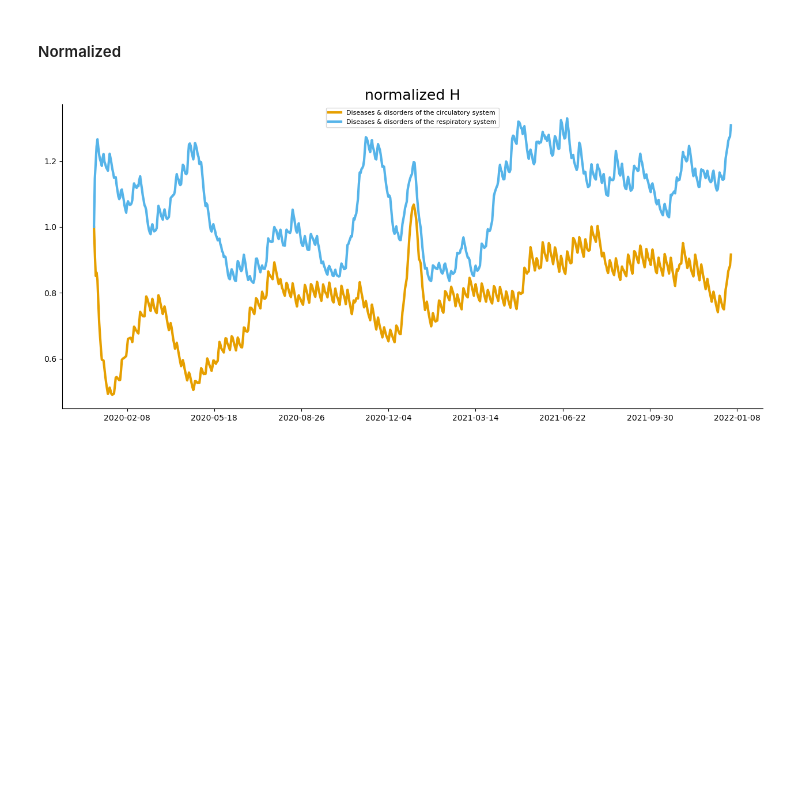
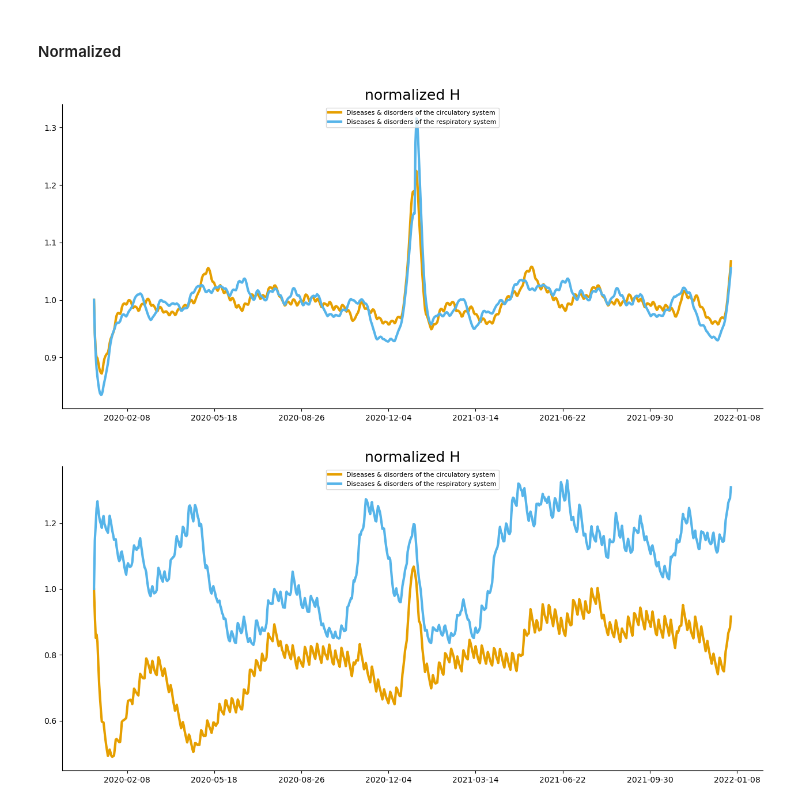
Before and after one commit to woldmuyn/COVID19-Model, a Jupyter notebook: notebooks/scratch/woldmuyn_postponed_healthcare_Queue.ipynb, the cells around one changed output. Saved outputs shown, nothing was run; the diff lists cells and outputs as text; code cells hidden in the pictures; blank space fills up the shorter version.

```diff
--- a/notebooks/scratch/woldmuyn_postponed_healthcare_Queue.ipynb
+++ b/notebooks/scratch/woldmuyn_postponed_healthcare_Queue.ipynb
@@ -561,7 +602,7 @@ model = postponed_healthcare_model(init_states,params,coordinates,time_dependent
 # %% [markdown]
 ### simulate model
 # %%
-out_real_world_covid = model.sim(sim_len,start_date=start_date)
+out_real_world_covid = model.sim([start_date,end_date])
 # %% [markdown]
 ### plot results
 # %%
@@ -569,12 +610,12 @@ MDC_plot_classes = np.array(['05','04'])
 plot_start_date = pd.to_datetime('2020-01-01')
 plot_end_date = pd.to_datetime('2022-01-01')
 time = pd.date_range(plot_start_date,plot_end_date)
-out = out_real_world_covid.sel(time=time).copy()
+out = out_real_world_covid.sel(date=time).copy()
 
-X = []
-for t in time:
-    X.append(((X_tot-out.sel(time=t).sum('MDC_keys')['H']) * (sigma*out.sel(time=t)['W'])/sum(sigma*out.sel(time=t)['W'])).values)
-X = np.array(X)
+#X = []
+#for t in time:
+#    X.append(((X_tot-out.sel(time=t).sum('MDC_keys')['H']) * (sigma*out.sel(time=t)['W'])/sum(sigma*out.sel(time=t)['W'])).values)
+#X = np.array(X)
 # %% [markdown]
 #### Covid
 # %%
@@ -698,6 +739,37 @@ plt.show()
 [figure]
 # %% [markdown]
 #### Normalized
+# %%
+fix,ax=plt.subplots()
+
+for disease in MDC_plot_classes:
+    #if disease=='04':
+    #    out_plot = out.sel(MDC=disease)['H']+out.sel(MDC='covid')['H'].values
+    #else:
+    out_plot = out.sel(MDC=disease)['H'].copy().values
+
+    for idx, t in enumerate(time):
+        week=t.isocalendar().week
+        day=t.isocalendar().weekday
+        out_plot[idx] = out_plot[idx]/hospitalization_baseline.loc[disease,week,day]
+    out_plot = pd.DataFrame(out_plot).ewm(7).mean()
+    ax.plot(time,out_plot, label=MDC_dict[disease])
+    ax.set_title('normalized H')
+    ax.xaxis.set_major_locator(plt.MaxNLocator(10))
+    ax.grid(False)
+    ax.tick_params(axis='both', which='major', labelsize=10)
+    ax.tick_params(axis='both', which='minor', labelsize=8)
+
+plt.legend(fontsize=8,loc='upper center')
+plt.subplots_adjust(left=0.1,
+                    bottom=0.1,
+                    right=2,
+                    top=1.2,
+                    wspace=0.5,
+                    hspace=0.5)
+plt.show()
+# %% [output]
+[figure, added]
 # %%
 fix,ax=plt.subplots()
 
```
Also changed, not shown: parts of 16 cells of this notebook, 7 other files.
